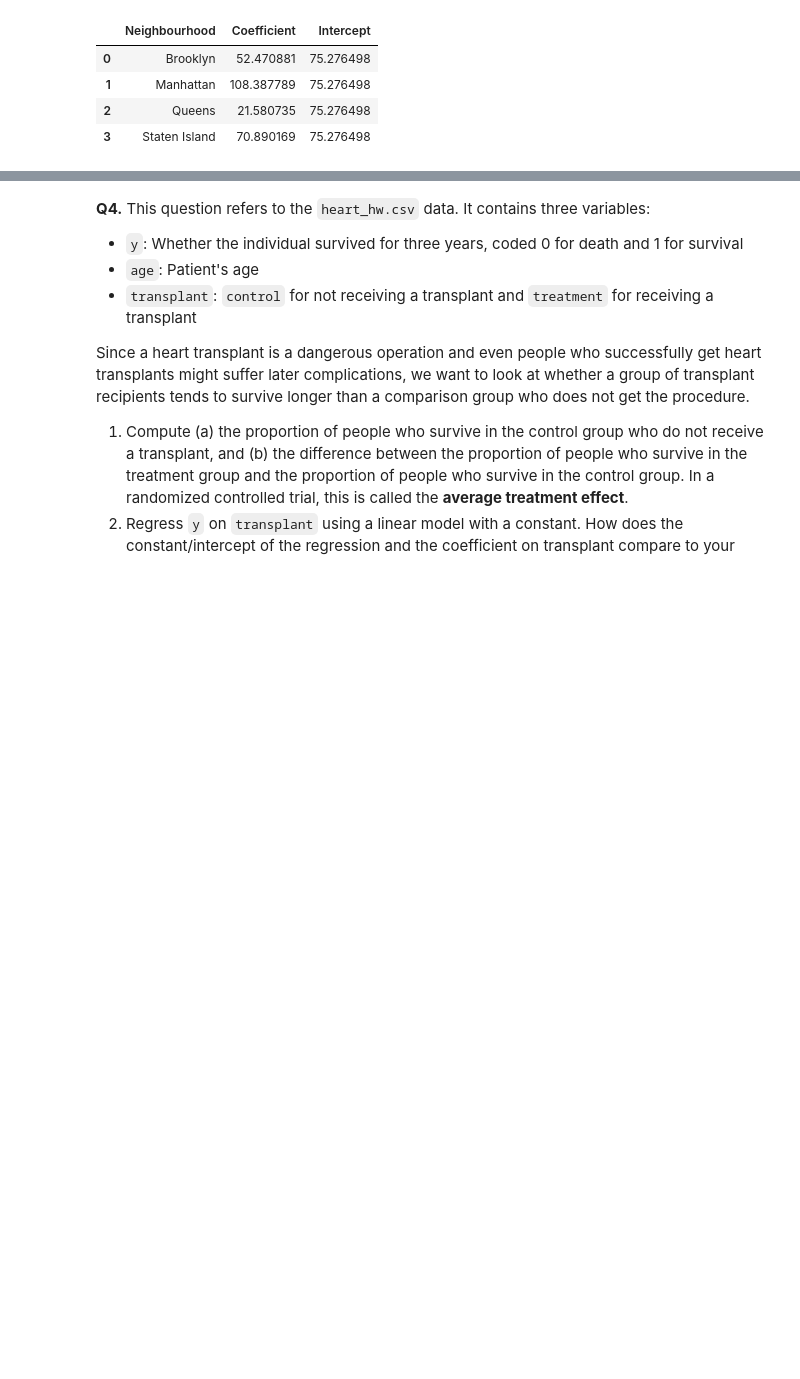
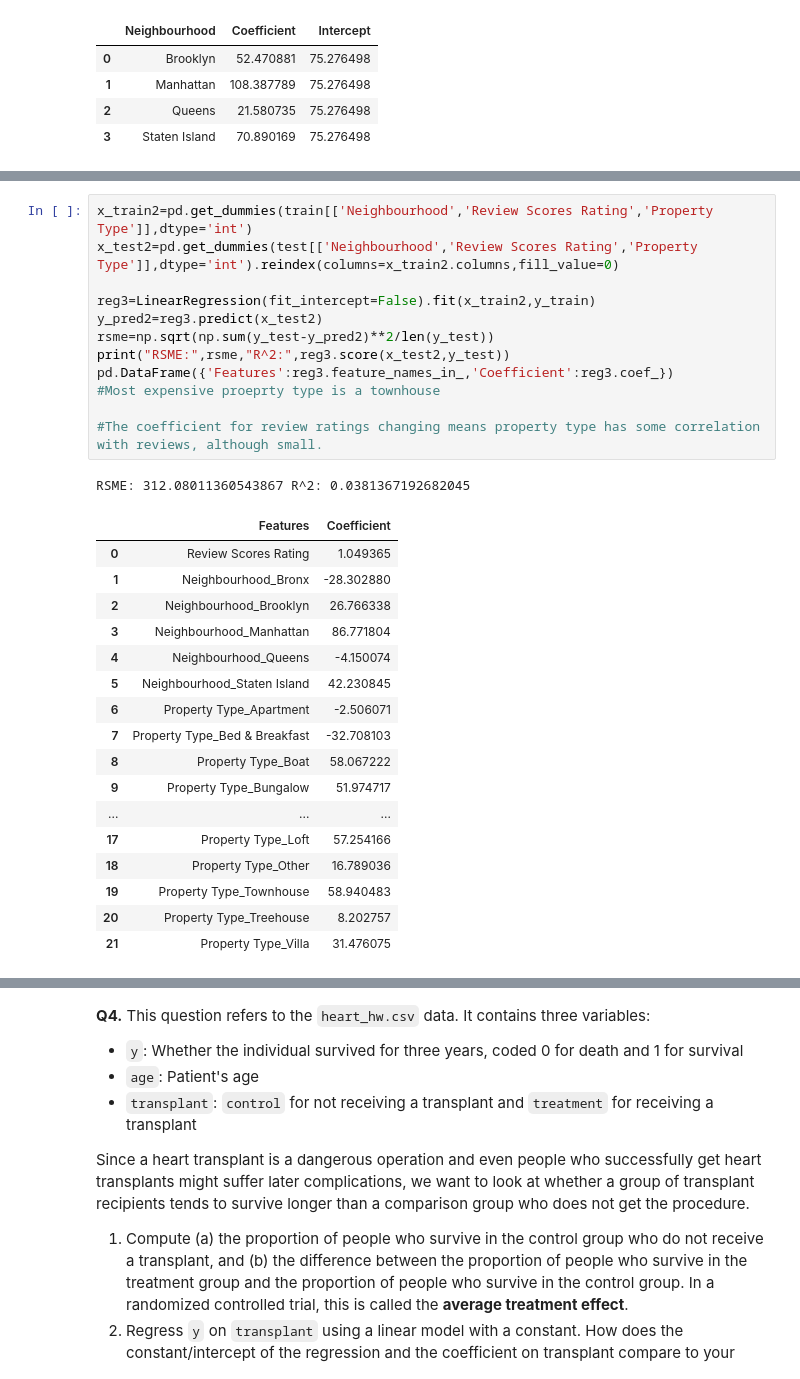
Before and after one commit to jac7az/linearModels, a Jupyter notebook: assignment/assignment.ipynb, the cells around one changed output, grey strips where cells are left out. Drawn from its saved outputs; the diff is of its cells as text; blank space fills up the shorter version.

```diff
--- a/assignment/assignment.ipynb
+++ b/assignment/assignment.ipynb
@@ -145 +167,32 @@ train
+# %%
+x_train2=pd.get_dummies(train[['Neighbourhood','Review Scores Rating','Property Type']],dtype='int')
+x_test2=pd.get_dummies(test[['Neighbourhood','Review Scores Rating','Property Type']],dtype='int').reindex(columns=x_train2.columns,fill_value=0)
+
+reg3=LinearRegression(fit_intercept=False).fit(x_train2,y_train)
+y_pred2=reg3.predict(x_test2)
+rsme=np.sqrt(np.sum(y_test-y_pred2)**2/len(y_test))
+print("RSME:",rsme,"R^2:",reg3.score(x_test2,y_test))
+pd.DataFrame({'Features':reg3.feature_names_in_,'Coefficient':reg3.coef_})
+#Most expensive proeprty type is a townhouse
+
+#The coefficient for review ratings changing means property type has some correlation with reviews, although small.
+# %% [output]
+RSME: 312.08011360543867 R^2: 0.0381367192682045
+|  | Features | Coefficient |
+| 0 | Review Scores Rating | 1.049365 |
+| 1 | Neighbourhood_Bronx | -28.302880 |
+| 2 | Neighbourhood_Brooklyn | 26.766338 |
+| 3 | Neighbourhood_Manhattan | 86.771804 |
+| 4 | Neighbourhood_Queens | -4.150074 |
+| 5 | Neighbourhood_Staten Island | 42.230845 |
+| 6 | Property Type_Apartment | -2.506071 |
+| 7 | Property Type_Bed & Breakfast | -32.708103 |
+| 8 | Property Type_Boat | 58.067222 |
+| 9 | Property Type_Bungalow | 51.974717 |
+| ... | ... | ... |
+| 17 | Property Type_Loft | 57.254166 |
+| 18 | Property Type_Other | 16.789036 |
+| 19 | Property Type_Townhouse | 58.940483 |
+| 20 | Property Type_Treehouse | 8.202757 |
+| 21 | Property Type_Villa | 31.476075 |
 # %% [markdown]
```
Also changed, not shown: parts of 2 cells of this notebook.
